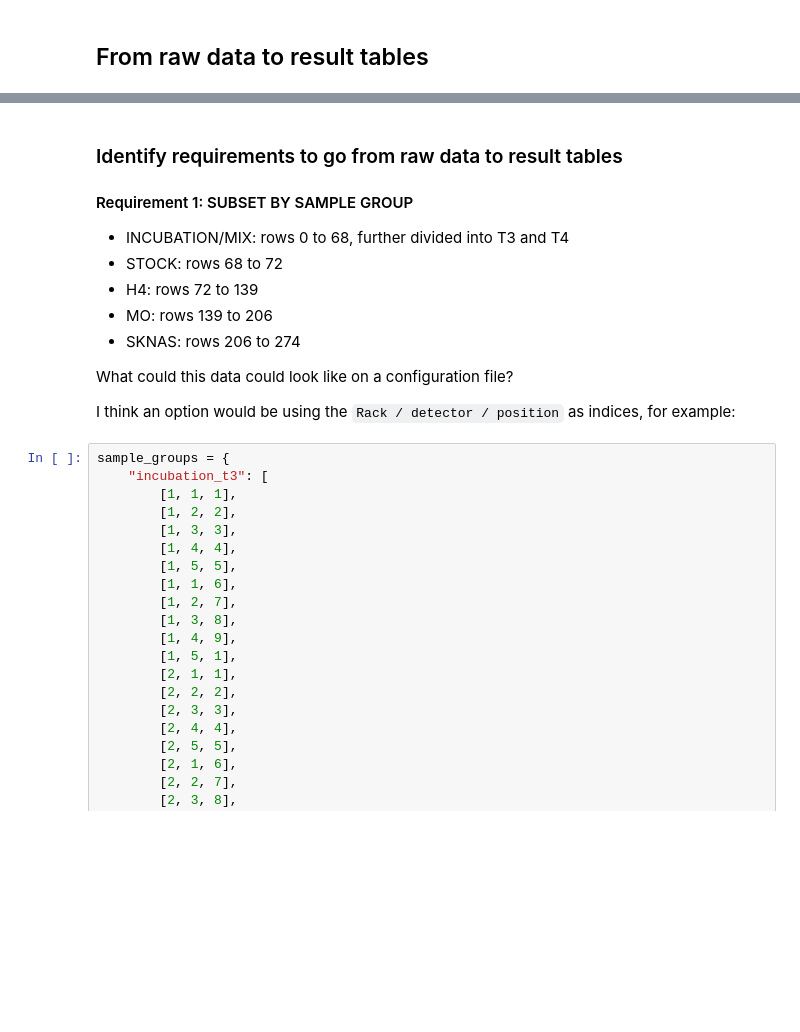
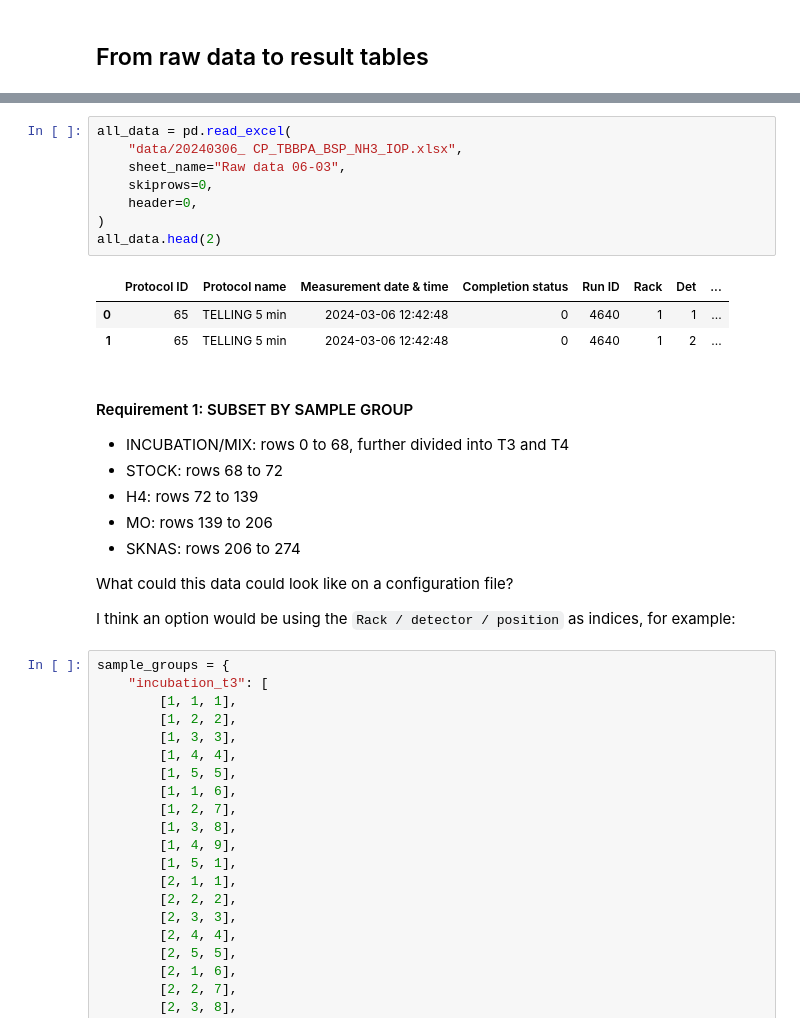
Before and after one commit to jmillanacosta/VHP4Safety2.4_1.1, a Jupyter notebook: 00_explore_uptake.ipynb, the cells around one changed output, grey strips where cells are left out. Drawn from its saved outputs; the diff is of its cells as text; blank space fills up the shorter version.

```diff
--- a/00_explore_uptake.ipynb
+++ b/00_explore_uptake.ipynb
@@ -185,6 +189,16 @@ raw_df
+# %%
+all_data = pd.read_excel(
+    "data/20240306_ CP_TBBPA_BSP_NH3_IOP.xlsx",
+    sheet_name="Raw data 06-03",
+    skiprows=0,
+    header=0,
+)
+all_data.head(2)
+# %% [output]
+|  | Protocol ID | Protocol name | Measurement date & time | Completion status | Run ID | Rack | Det | ... |
+| 0 | 65 | TELLING 5 min | 2024-03-06 12:42:48 | 0 | 4640 | 1 | 1 | ... |
+| 1 | 65 | TELLING 5 min | 2024-03-06 12:42:48 | 0 | 4640 | 1 | 2 | ... |
 # %% [markdown]
-### Identify requirements to go from raw data to result tables
-
 #### Requirement 1: SUBSET BY SAMPLE GROUP
 
 - INCUBATION/MIX: rows 0 to 68, further divided into T3 and T4
```
Also changed, not shown: parts of 7 cells of this notebook.
